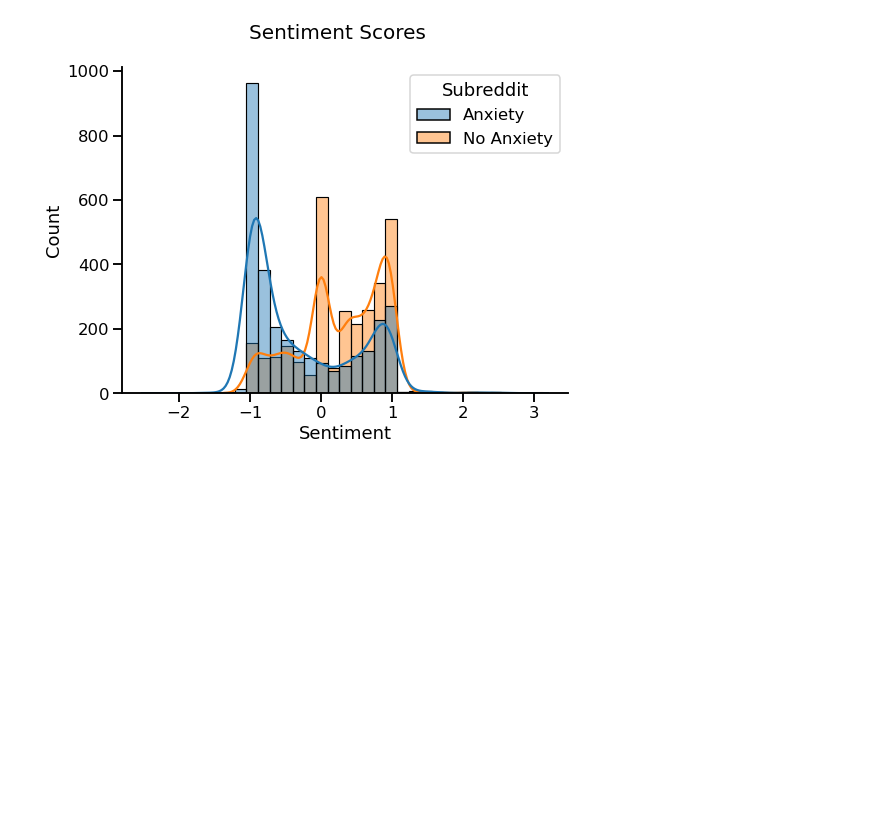
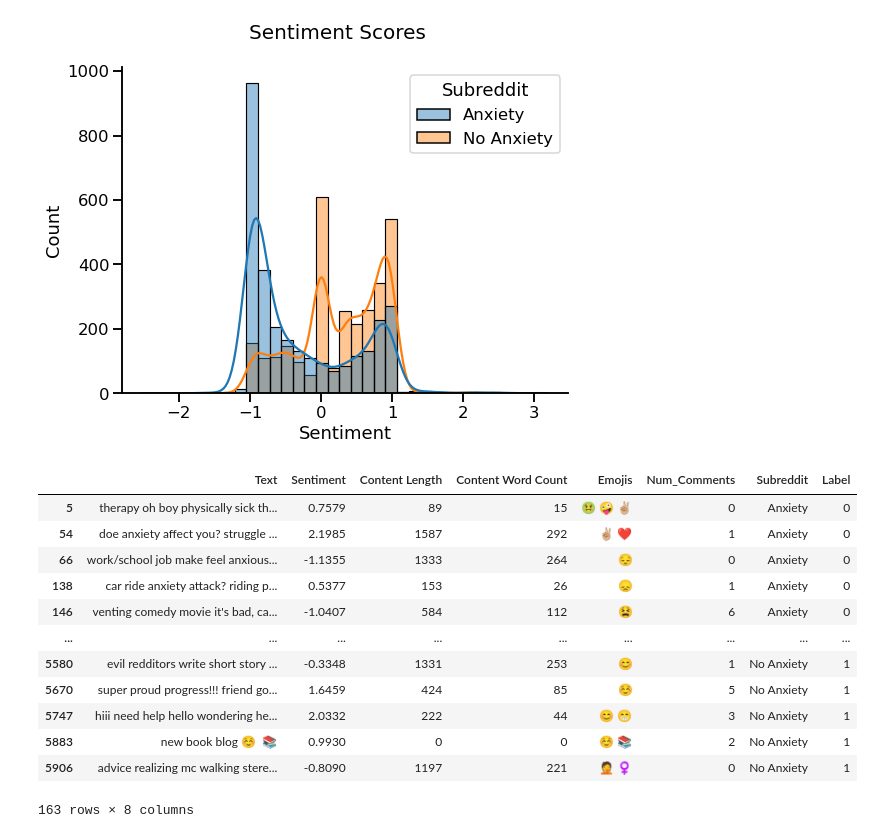
Before and after one commit to Ihza430/Anxiety-NLP-Analyzer, a Jupyter notebook: code/Azin_03_study_models.ipynb, the cells around one changed output. Saved outputs shown, nothing was run; the diff lists cells and outputs as text; code cells hidden in the pictures; blank space fills up the shorter version.

Commit message:
Distribution of sentiment scores for posts with emojis

```diff
--- a/code/Azin_03_study_models.ipynb
+++ b/code/Azin_03_study_models.ipynb
@@ -112,3 +112,19 @@ plt.suptitle('Sentiment Scores', fontsize=20);
 plt.savefig(f'{images_path}/sentiment_dist.png', bbox_inches='tight', dpi=300)
 # %% [output]
 [figure]
+# %%
+df[df['Emojis'].str.len()>0]
+# %% [output]
+|  | Text | Sentiment | Content Length | Content Word Count | Emojis | Num_Comments | Subreddit | Label |
+| 5 | therapy oh boy physically sick th... | 0.7579 | 89 | 15 | 🤢 🤪 ✌🏼 | 0 | Anxiety | 0 |
+| 54 | doe anxiety affect you? struggle ... | 2.1985 | 1587 | 292 | ✌🏼 ❤ | 1 | Anxiety | 0 |
+| 66 | work/school job make feel anxious... | -1.1355 | 1333 | 264 | 😔 | 0 | Anxiety | 0 |
+| 138 | car ride anxiety attack? riding p... | 0.5377 | 153 | 26 | 😞 | 1 | Anxiety | 0 |
+| 146 | venting comedy movie it's bad, ca... | -1.0407 | 584 | 112 | 😫 | 6 | Anxiety | 0 |
+| ... | ... | ... | ... | ... | ... | ... | ... | ... |
+| 5580 | evil redditors write short story ... | -0.3348 | 1331 | 253 | 😊 | 1 | No Anxiety | 1 |
+| 5670 | super proud progress!!! friend go... | 1.6459 | 424 | 85 | ☺ | 5 | No Anxiety | 1 |
+| 5747 | hiii need help hello wondering he... | 2.0332 | 222 | 44 | 😊 😁 | 3 | No Anxiety | 1 |
+| 5883 | new book blog ☺ ️ 📚 | 0.9930 | 0 | 0 | ☺ 📚 | 2 | No Anxiety | 1 |
+| 5906 | advice realizing mc walking stere... | -0.8090 | 1197 | 221 | 🤦 ♀ | 0 | No Anxiety | 1 |
+163 rows × 8 columns
```
Also changed, not shown: parts of 1 cell of this notebook, 1 other file.
